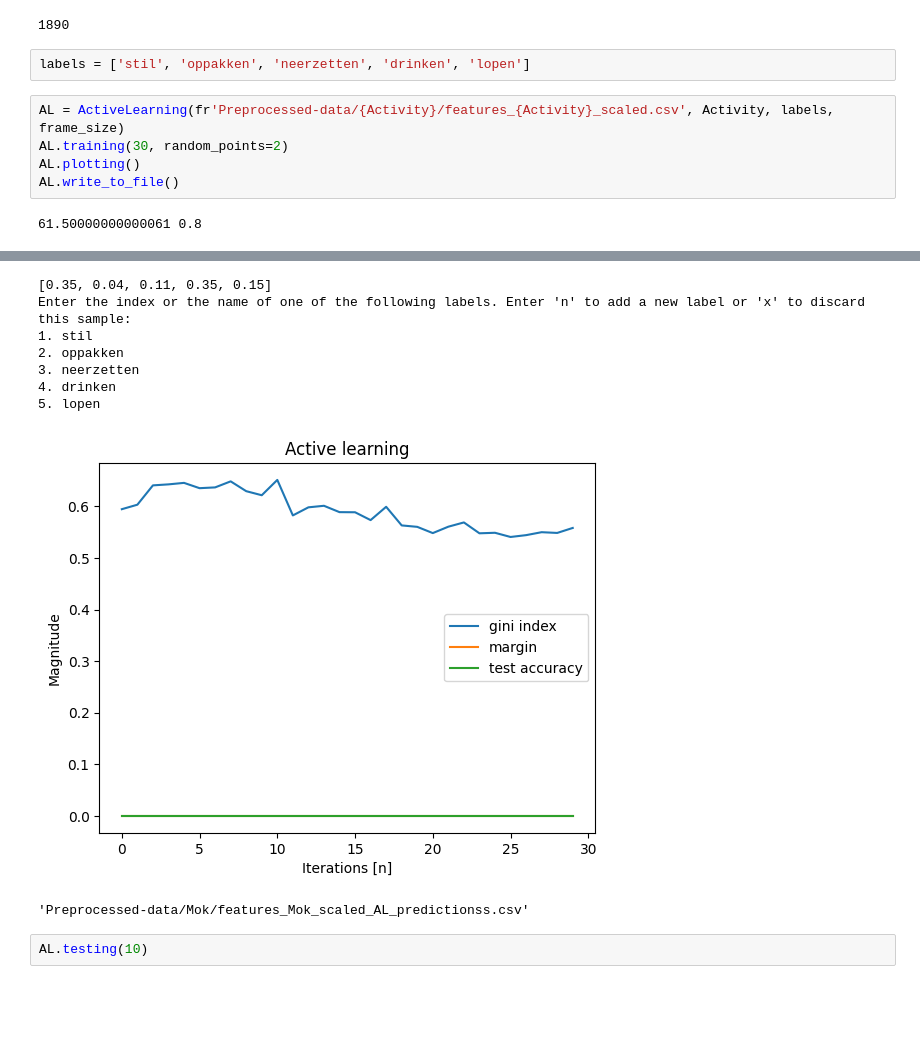
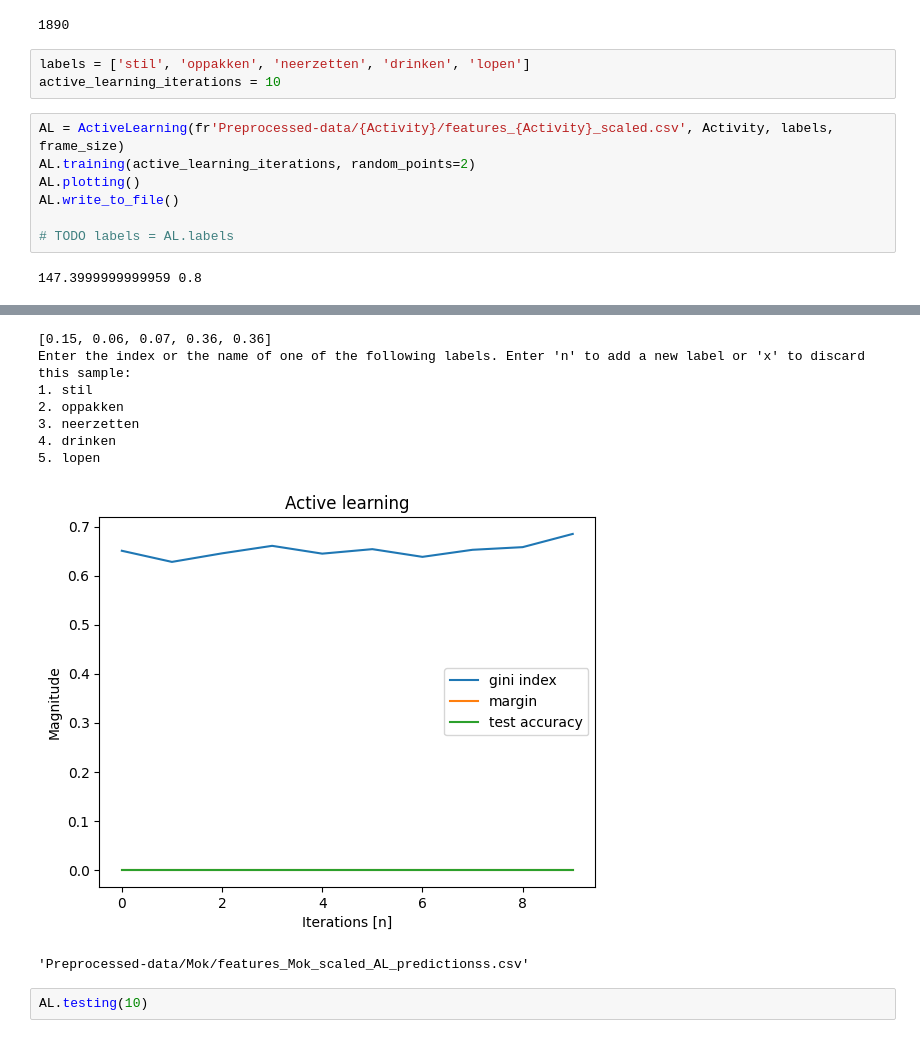
Before and after one commit to iantmn/Capstone-AI-IoT, a Jupyter notebook: Notebook.ipynb, the cells around one changed output, grey strips where cells are left out. Saved outputs shown, nothing was run; the diff lists cells and outputs as text; blank space fills up the shorter version.

```diff
--- a/Notebook.ipynb
+++ b/Notebook.ipynb
@@ -91,22 +96,25 @@ print(amount_of_samples(f'Preprocessed-data/{Activity}/processed_data_files.txt'
 1890
 # %%
 labels = ['stil', 'oppakken', 'neerzetten', 'drinken', 'lopen']
+active_learning_iterations = 10
 # %%
 AL = ActiveLearning(fr'Preprocessed-data/{Activity}/features_{Activity}_scaled.csv', Activity, labels, frame_size)
-AL.training(30, random_points=2)
+AL.training(active_learning_iterations, random_points=2)
 AL.plotting()
 AL.write_to_file()
+
+# TODO labels = AL.labels
 # %% [output]
-61.50000000000061 0.8
+147.3999999999959 0.8
 [interactive output not drawn]
-[0.35, 0.04, 0.11, 0.35, 0.15]
+[0.15, 0.06, 0.07, 0.36, 0.36]
 Enter the index or the name of one of the following labels. Enter 'n' to add a new label or 'x' to discard this sample:
 1. stil
 2. oppakken
 3. neerzetten
 4. drinken
 5. lopen
-[figure, old version]
+[figure, new version]
 'Preprocessed-data/Mok/features_Mok_scaled_AL_predictionss.csv'
 # %%
 AL.testing(10)
```
Also changed, not shown: parts of 6 cells of this notebook, 10 other files.
